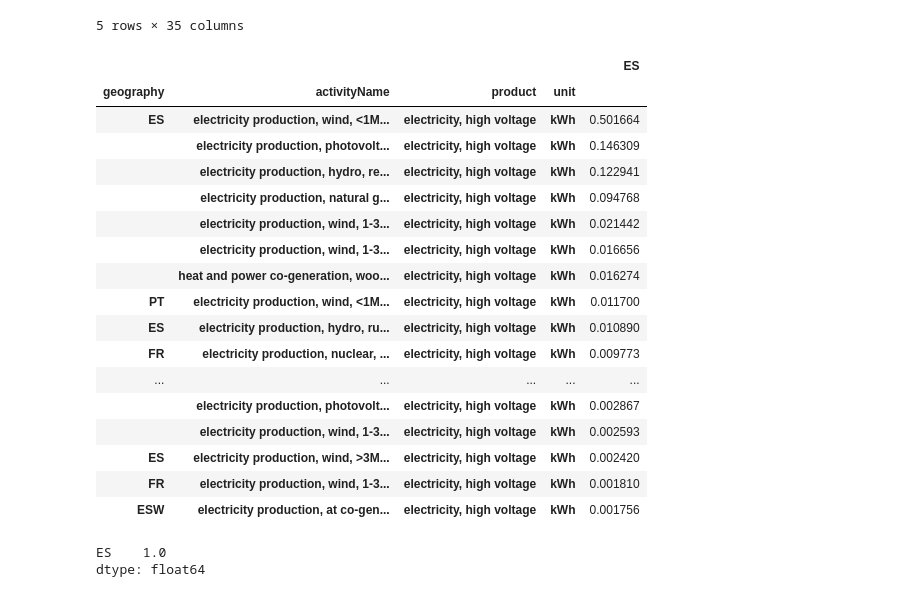
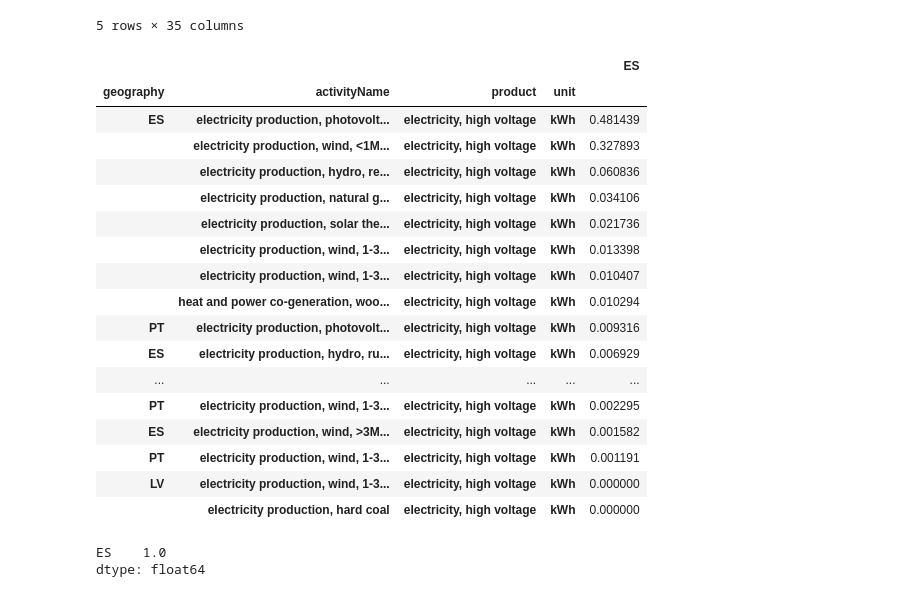
Before and after one commit to LIST-LUXEMBOURG/shrecc, a Jupyter notebook: notebooks/fiona_example.ipynb, the cells around one changed output. Drawn from its saved outputs; the diff is of its cells as text; code cells hidden in the pictures.

Commit message:
premise database writing validated

```diff
--- a/notebooks/fiona_example.ipynb
+++ b/notebooks/fiona_example.ipynb
@@ -461,36 +461,44 @@ exchange_geography_map.head()
 | electricity production, at hard c... | NES | EWN | NES | EWN | ECS | NEN | ESC | ECE | DEU | ENC | ... |
 5 rows × 35 columns
 # %%
+consumer_countries = ["ES"]
 premise_activity_mix_table = premise_activity_mix_to_database_table(
     premise_activity_mix_xr,
     exchange_geography_map,
-    countries=["ES"],
-    general_range=["2040-01-01 00:00:00", "2040-01-31 23:00:00"],
+    countries=consumer_countries,
+    general_range=[
+        f"{year}-01-01 00:00:00",
+        f"{year}-01-31 23:00:00",
+    ],
+    refined_range=[10, 14],
+    freq="h",
 )
-premise_activity_mix_filt = apply_cutoff(
+premise_activity_mix_filt_cutoff = apply_cutoff(
     premise_activity_mix_table,
     cutoff=1e-3,
     include_cutoff=True,
 )
 
-premise_activity_mix_filt.sort_values("ES", ascending=False).head(20)
+premise_activity_mix_filt_cutoff.sort_values(
+    consumer_countries[0], ascending=False
+).head(20)
 # %% [output]
 |  |  |  |  | ES |
 | geography | activityName | product | unit |  |
-| ES | electricity production, wind, <1M... | electricity, high voltage | kWh | 0.501664 |
-|  | electricity production, photovolt... | electricity, high voltage | kWh | 0.146309 |
-|  | electricity production, hydro, re... | electricity, high voltage | kWh | 0.122941 |
-|  | electricity production, natural g... | electricity, high voltage | kWh | 0.094768 |
-|  | electricity production, wind, 1-3... | electricity, high voltage | kWh | 0.021442 |
-|  | electricity production, wind, 1-3... | electricity, high voltage | kWh | 0.016656 |
-|  | heat and power co-generation, woo... | electricity, high voltage | kWh | 0.016274 |
-| PT | electricity production, wind, <1M... | electricity, high voltage | kWh | 0.011700 |
-| ES | electricity production, hydro, ru... | electricity, high voltage | kWh | 0.010890 |
-| FR | electricity production, nuclear, ... | electricity, high voltage | kWh | 0.009773 |
+| ES | electricity production, photovolt... | electricity, high voltage | kWh | 0.481439 |
+|  | electricity production, wind, <1M... | electricity, high voltage | kWh | 0.327893 |
+|  | electricity production, hydro, re... | electricity, high voltage | kWh | 0.060836 |
+|  | electricity production, natural g... | electricity, high voltage | kWh | 0.034106 |
+|  | electricity production, solar the... | electricity, high voltage | kWh | 0.021736 |
+|  | electricity production, wind, 1-3... | electricity, high voltage | kWh | 0.013398 |
+|  | electricity production, wind, 1-3... | electricity, high voltage | kWh | 0.010407 |
+|  | heat and power co-generation, woo... | electricity, high voltage | kWh | 0.010294 |
+| PT | electricity production, photovolt... | electricity, high voltage | kWh | 0.009316 |
+| ES | electricity production, hydro, ru... | electricity, high voltage | kWh | 0.006929 |
 | ... | ... | ... | ... | ... |
-|  | electricity production, photovolt... | electricity, high voltage | kWh | 0.002867 |
-|  | electricity production, wind, 1-3... | electricity, high voltage | kWh | 0.002593 |
-| ES | electricity production, wind, >3M... | electricity, high voltage | kWh | 0.002420 |
-| FR | electricity production, wind, 1-3... | electricity, high voltage | kWh | 0.001810 |
-| ESW | electricity production, at co-gen... | electricity, high voltage | kWh | 0.001756 |
+| PT | electricity production, wind, 1-3... | electricity, high voltage | kWh | 0.002295 |
+| ES | electricity production, wind, >3M... | electricity, high voltage | kWh | 0.001582 |
+| PT | electricity production, wind, 1-3... | electricity, high voltage | kWh | 0.001191 |
+| LV | electricity production, wind, 1-3... | electricity, high voltage | kWh | 0.000000 |
+|  | electricity production, hard coal | electricity, high voltage | kWh | 0.000000 |
 # %%
```
Also changed, not shown: parts of 8 cells of this notebook, 2 other files.
